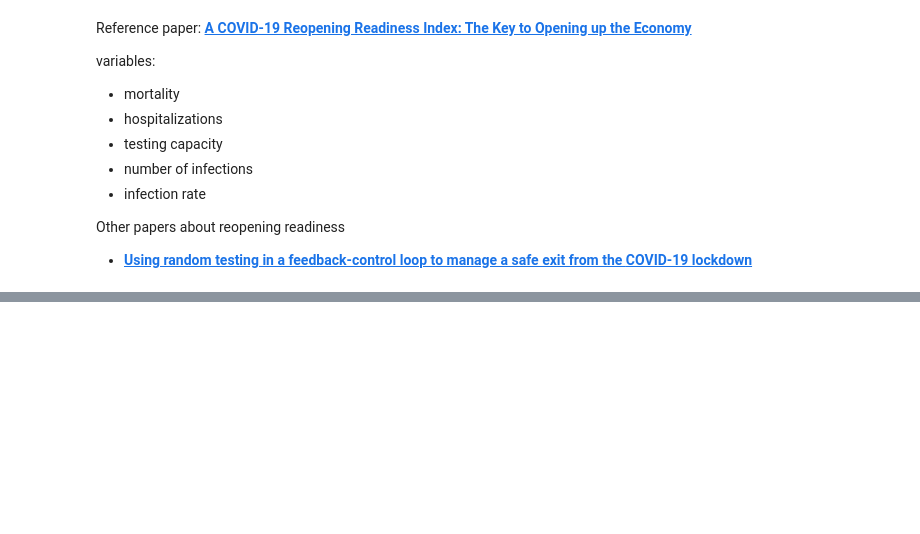
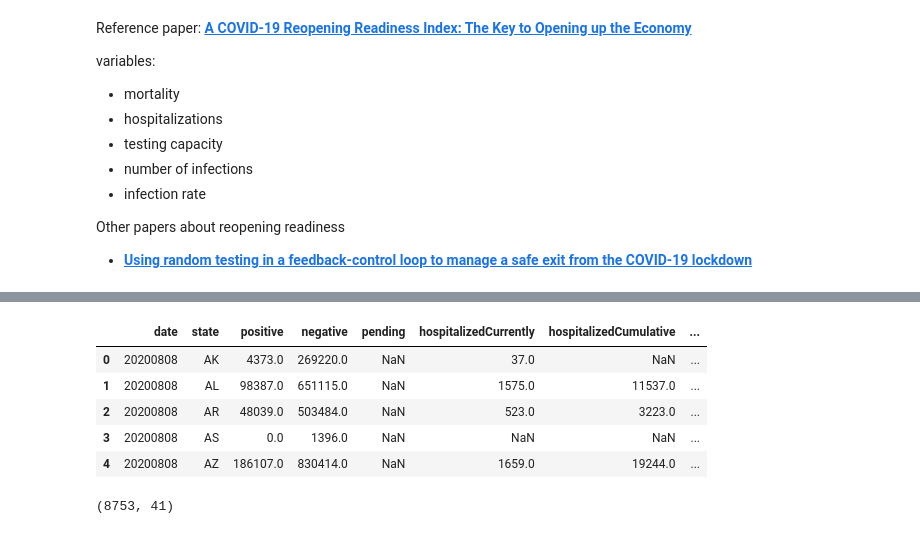
Before and after one commit to elizabethqiu/2020-wwcode-dshackathon-covid19ml, a Jupyter notebook: wwwcode-hackathon.ipynb, the cells around one changed output, grey strips where cells are left out. Cells and saved outputs as stored; diff of their text form; code cells hidden in the pictures; blank space fills up the shorter version.

```diff
--- a/wwwcode-hackathon.ipynb
+++ b/wwwcode-hackathon.ipynb
@@ -83,0 +146,17 @@ COVID-19 lockdown](https://www.medrxiv.org/content/10.1101/2020.04.09.20059360v2
+# %%
+#daily numbers for each state, from COVID tracking
+url_states = "https://covidtracking.com/api/v1/states/daily.csv"
+df_states = pd.read_csv(url_states, error_bad_lines=False)
+df_states.head()
+# %% [output]
+|  | date | state | positive | negative | pending | hospitalizedCurrently | hospitalizedCumulative | ... |
+| 0 | 20200808 | AK | 4373.0 | 269220.0 | NaN | 37.0 | NaN | ... |
+| 1 | 20200808 | AL | 98387.0 | 651115.0 | NaN | 1575.0 | 11537.0 | ... |
+| 2 | 20200808 | AR | 48039.0 | 503484.0 | NaN | 523.0 | 3223.0 | ... |
+| 3 | 20200808 | AS | 0.0 | 1396.0 | NaN | NaN | NaN | ... |
+| 4 | 20200808 | AZ | 186107.0 | 830414.0 | NaN | 1659.0 | 19244.0 | ... |
+# %%
+#number of rows and columns
+df_states.shape
+# %% [output]
+(8753, 41)
```
Also changed, not shown: parts of 25 cells of this notebook.
